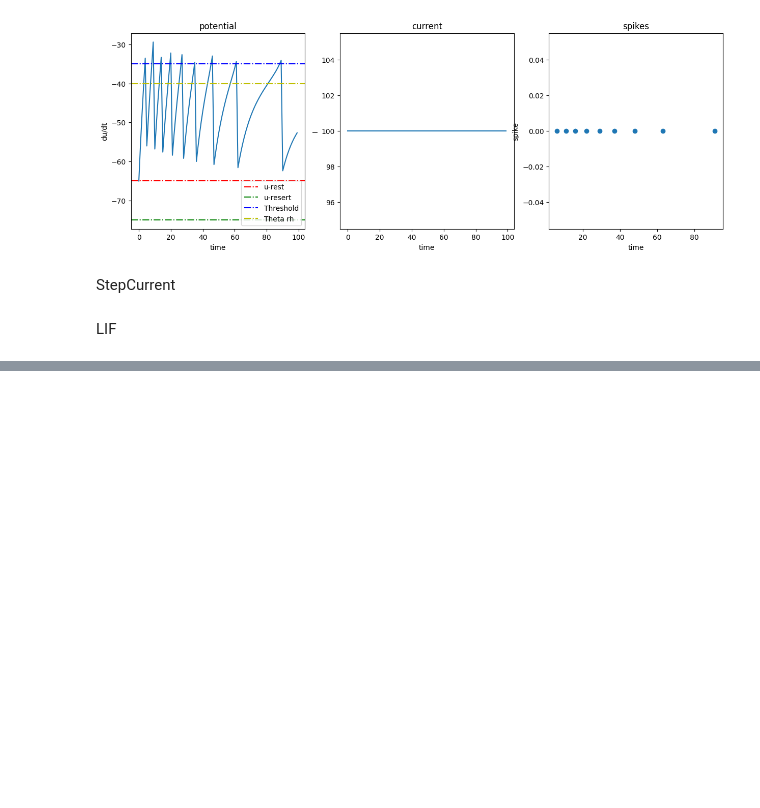
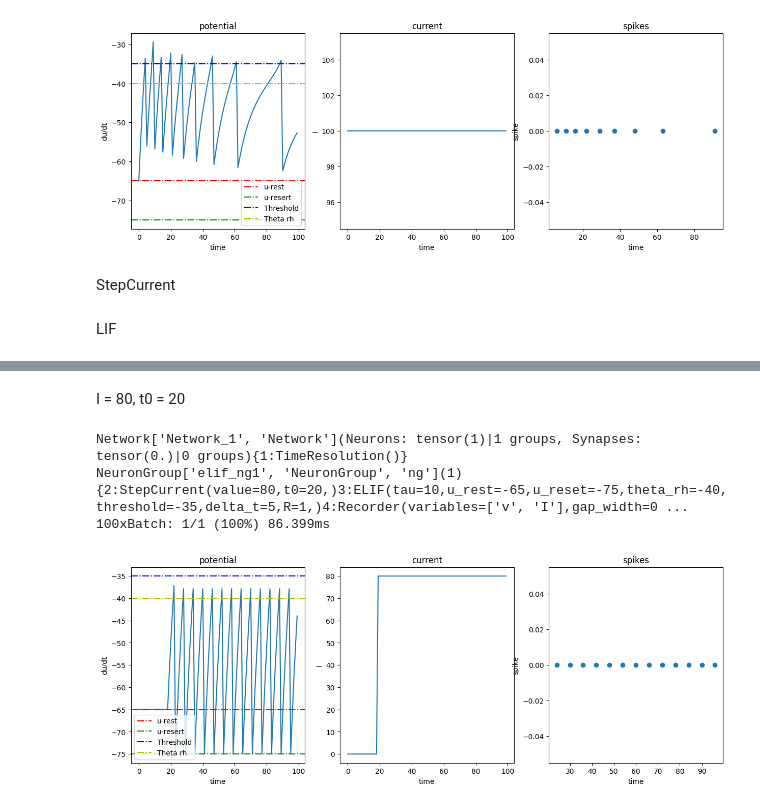
Before and after one commit to nrgsghanei2001/ComputationalNeuroScience, a Jupyter notebook: models.ipynb, the cells around one changed output, grey strips where cells are left out. Drawn from its saved outputs; the diff is of its cells as text; code cells hidden in the pictures; blank space fills up the shorter version.

```diff
--- a/models.ipynb
+++ b/models.ipynb
@@ -333,0 +421,10 @@ LIF
+# %% [markdown]
+I = 80, t0 = 20
+# %%
+elif_net = elif_with_step_current(i=80, t0=20)
+plot_elif_behavior(elif_net)
+# %% [output]
+Network['Network_1', 'Network'](Neurons: tensor(1)|1 groups, Synapses: tensor(0.)|0 groups){1:TimeResolution()}
+NeuronGroup['elif_ng1', 'NeuronGroup', 'ng'](1){2:StepCurrent(value=80,t0=20,)3:ELIF(tau=10,u_rest=-65,u_reset=-75,theta_rh=-40,threshold=-35,delta_t=5,R=1,)4:Recorder(variables=['v', 'I'],gap_width=0 ...
+100xBatch: 1/1 (100%) 86.399ms
+[figure, added]
```
Also changed, not shown: parts of 15 cells of this notebook.
